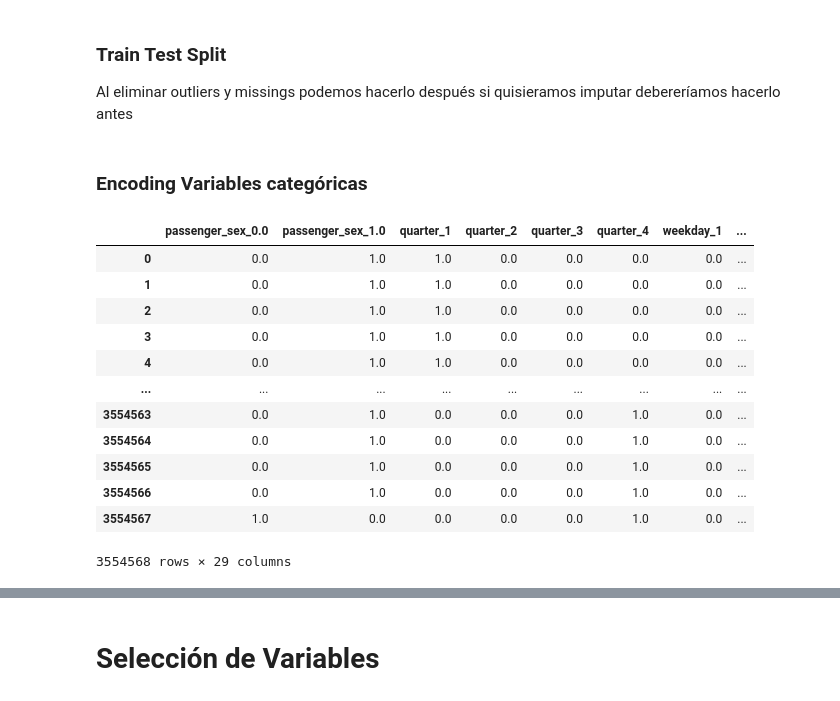
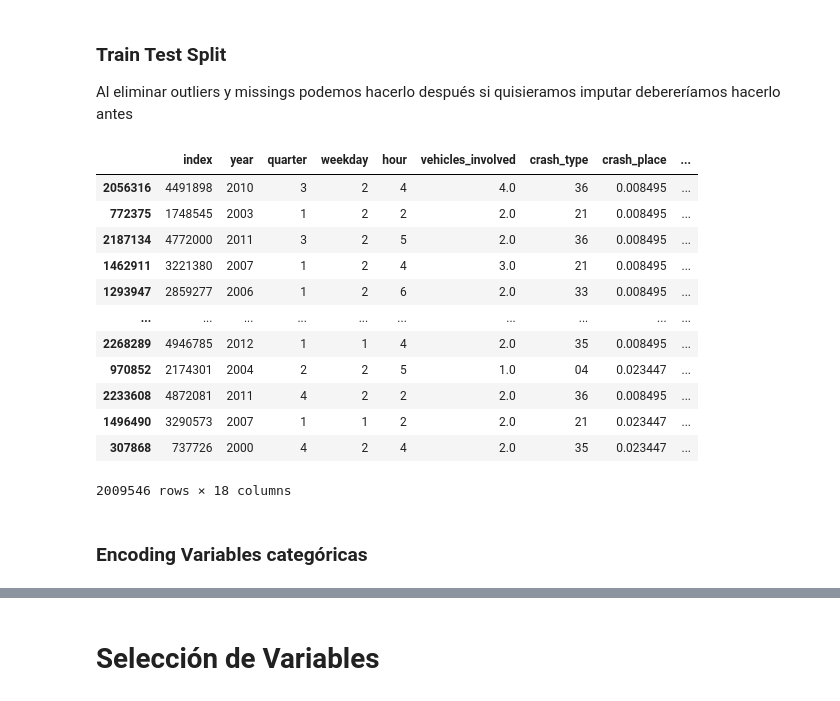
Before and after one commit to AMM53/Accidents-Prediction, a Jupyter notebook: notebooks/FeatureEngineering.ipynb, the cells around one changed output, grey strips where cells are left out. Saved outputs shown, nothing was run; the diff lists cells and outputs as text; code cells hidden in the pictures.

Commit message:
Train-Test split... Can't loop over df's?

```diff
--- a/notebooks/FeatureEngineering.ipynb
+++ b/notebooks/FeatureEngineering.ipynb
@@ -121,3 +132,21 @@ df['hour'] = df['hour'].replace({0:1, 1:1, 2:1, 3:1, 4:1, 5:1, 6:2, 7:2, 8:2, 9:
 # %% [markdown]
 ### Train Test Split
 Al eliminar outliers y missings podemos hacerlo después si quisieramos imputar debereríamos hacerlo antes
+# %%
+xtrain, xtest, ytrain, ytest = train_test_split(df.drop(columns=['fatality']), df['fatality'], test_size=0.25, random_state=0)
+# %%
+xtrain
+# %% [output]
+|  | index | year | quarter | weekday | hour | vehicles_involved | crash_type | crash_place | ... |
+| 2056316 | 4491898 | 2010 | 3 | 2 | 4 | 4.0 | 36 | 0.008495 | ... |
+| 772375 | 1748545 | 2003 | 1 | 2 | 2 | 2.0 | 21 | 0.008495 | ... |
+| 2187134 | 4772000 | 2011 | 3 | 2 | 5 | 2.0 | 36 | 0.008495 | ... |
+| 1462911 | 3221380 | 2007 | 1 | 2 | 4 | 3.0 | 21 | 0.008495 | ... |
+| 1293947 | 2859277 | 2006 | 1 | 2 | 6 | 2.0 | 33 | 0.008495 | ... |
+| ... | ... | ... | ... | ... | ... | ... | ... | ... | ... |
+| 2268289 | 4946785 | 2012 | 1 | 1 | 4 | 2.0 | 35 | 0.008495 | ... |
+| 970852 | 2174301 | 2004 | 2 | 2 | 5 | 1.0 | 04 | 0.023447 | ... |
+| 2233608 | 4872081 | 2011 | 4 | 2 | 2 | 2.0 | 36 | 0.008495 | ... |
+| 1496490 | 3290573 | 2007 | 1 | 1 | 2 | 2.0 | 21 | 0.023447 | ... |
+| 307868 | 737726 | 2000 | 4 | 2 | 4 | 2.0 | 35 | 0.023447 | ... |
+2009546 rows × 18 columns
@@ -150,16 +194,0 @@ df = df.drop(columns = "passenger_sex_nan")
-# %%
-df
-# %% [output]
-|  | passenger_sex_0.0 | passenger_sex_1.0 | quarter_1 | quarter_2 | quarter_3 | quarter_4 | weekday_1 | ... |
-| 0 | 0.0 | 1.0 | 1.0 | 0.0 | 0.0 | 0.0 | 0.0 | ... |
-| 1 | 0.0 | 1.0 | 1.0 | 0.0 | 0.0 | 0.0 | 0.0 | ... |
-| 2 | 0.0 | 1.0 | 1.0 | 0.0 | 0.0 | 0.0 | 0.0 | ... |
-| 3 | 0.0 | 1.0 | 1.0 | 0.0 | 0.0 | 0.0 | 0.0 | ... |
-| 4 | 0.0 | 1.0 | 1.0 | 0.0 | 0.0 | 0.0 | 0.0 | ... |
-| ... | ... | ... | ... | ... | ... | ... | ... | ... |
-| 3554563 | 0.0 | 1.0 | 0.0 | 0.0 | 0.0 | 1.0 | 0.0 | ... |
-| 3554564 | 0.0 | 1.0 | 0.0 | 0.0 | 0.0 | 1.0 | 0.0 | ... |
-| 3554565 | 0.0 | 1.0 | 0.0 | 0.0 | 0.0 | 1.0 | 0.0 | ... |
-| 3554566 | 0.0 | 1.0 | 0.0 | 0.0 | 0.0 | 1.0 | 0.0 | ... |
-| 3554567 | 1.0 | 0.0 | 0.0 | 0.0 | 0.0 | 1.0 | 0.0 | ... |
-3554568 rows × 29 columns
```
Also changed, not shown: parts of 14 cells of this notebook.
